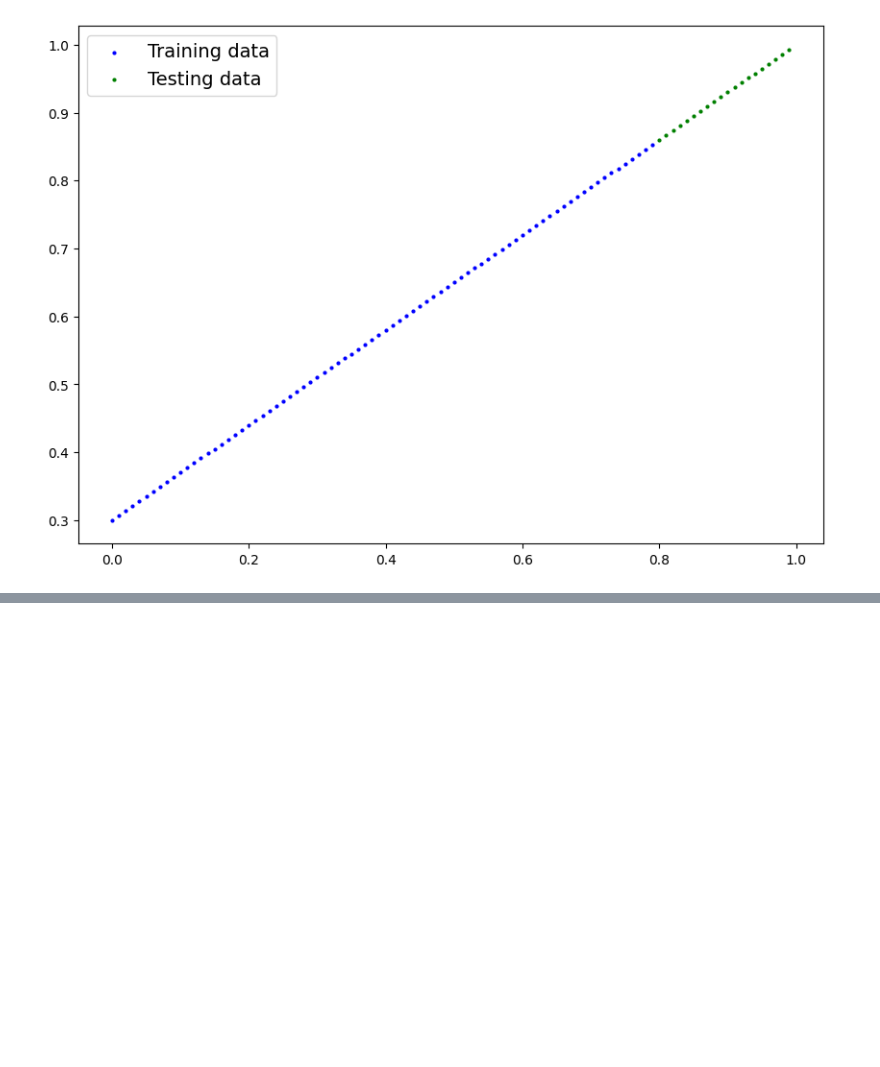
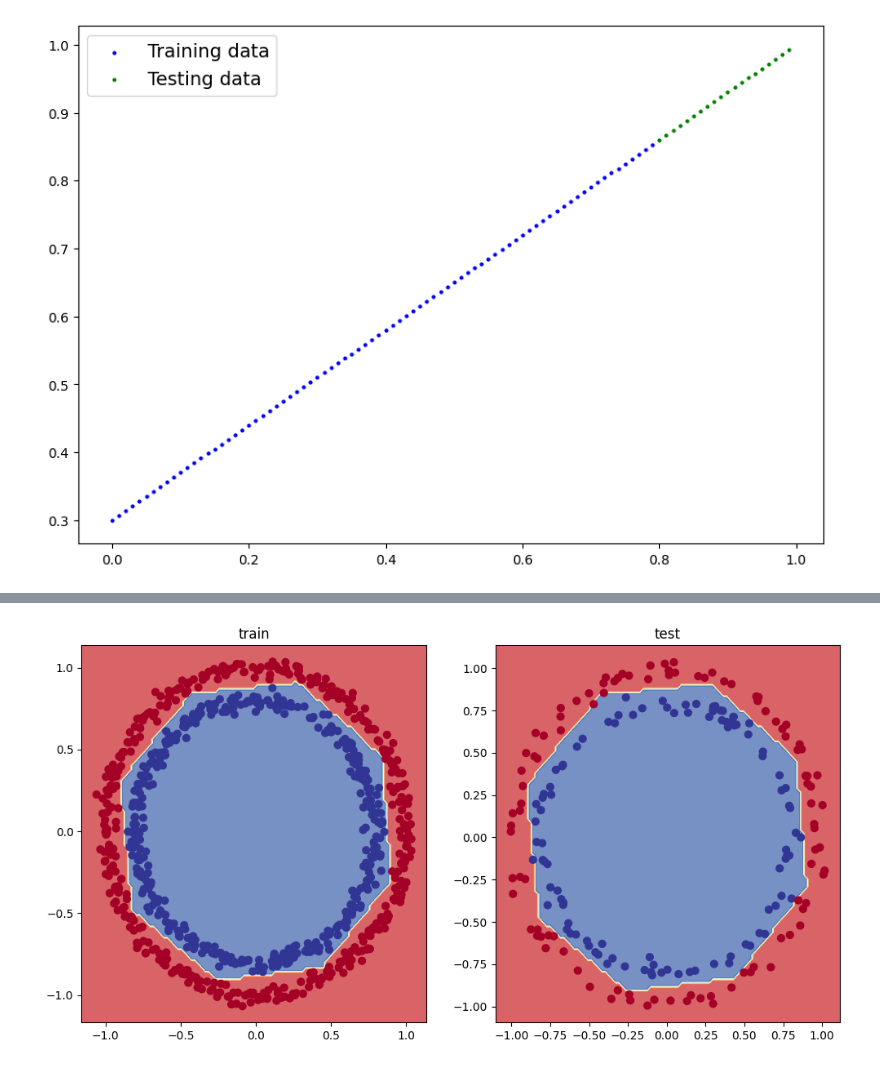
Before and after one commit to GreenCrimea/Learning-PyTorch, a Jupyter notebook: neural_network_classification.ipynb, the cells around one changed output, grey strips where cells are left out. Drawn from its saved outputs; the diff is of its cells as text; code cells hidden in the pictures; blank space fills up the shorter version.

```diff
--- a/neural_network_classification.ipynb
+++ b/neural_network_classification.ipynb
@@ -465,7 +465,7 @@ loss_fn = nn.L1Loss()
 
 #create optimizer
 optimizer = torch.optim.SGD(params=model_3_1.parameters(),
-                           lr=0.1)
+                           lr=0.01)
 # %%
 torch.manual_seed(1)
 
@@ -508,0 +524,22 @@ epoch: 900 | loss: 0.05125 | test_loss: 0.12687
+# %%
+class CircleModelV2(nn.Module):
+
+    def __init__(self):
+        super().__init__()
+
+        self.layer_1 = nn.Linear(in_features=2, out_features=10)
+        self.layer_2 = nn.Linear(in_features=10, out_features=10)
+        self.layer_3 = nn.Linear(in_features=10, out_features=1)
+        self.relu = nn.ReLU()
+
+    def forward(self, x):
+        return self.layer_3(self.relu(self.layer_2(self.relu(self.layer_1(x)))))
+
+model_4 = CircleModelV2()
+# %%
+#create optimizer
+optimizer = torch.optim.SGD(params=model_4.parameters(),
+                           lr=0.5)
+
+#create loss func
+loss_fn = nn.BCEWithLogitsLoss()
@@ -508,0 +594,11 @@ epoch: 900 | loss: 0.05125 | test_loss: 0.12687
+# %%
+#plot decision boundary of model
+plt.figure(figsize=(12, 6))
+plt.subplot(1, 2, 1)
+plt.title("train")
+plot_decision_boundary(model_4, X_train, Y_train)
+plt.subplot(1, 2, 2)
+plt.title("test")
+plot_decision_boundary(model_4, X_test, Y_test)
+# %% [output]
+[figure, added]
```
Also changed, not shown: parts of 4 cells of this notebook.
